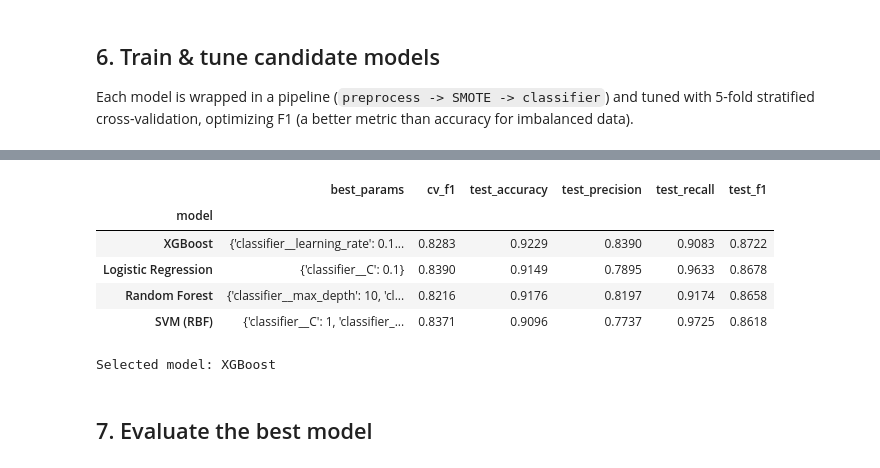
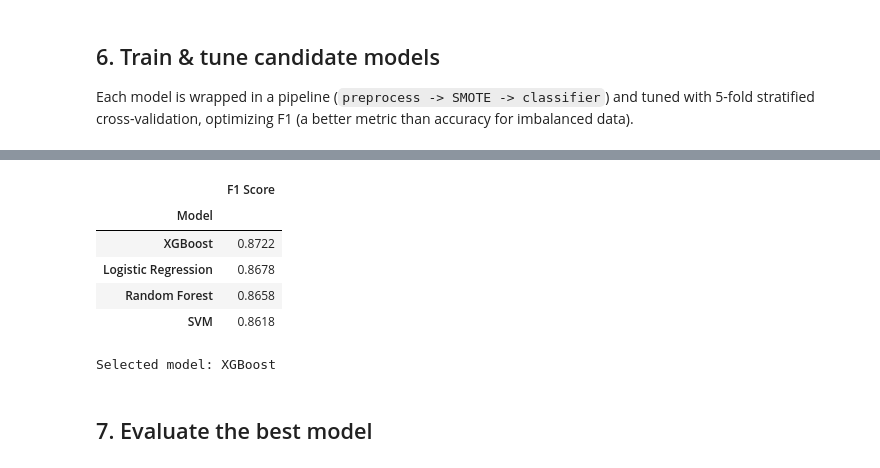
Before and after one commit to Aya-khalid5/ML_ASD, a Jupyter notebook: End_To_End_ASD.ipynb, the cells around one changed output, grey strips where cells are left out. Cells and saved outputs as stored; diff of their text form; code cells hidden in the pictures.

Commit message:
Update notebook and models

```diff
--- a/End_To_End_ASD.ipynb
+++ b/End_To_End_ASD.ipynb
@@ -550,0 +826,20 @@ Finished XGBoost: best_params={'classifier__learning_rate': 0.1, 'classifier__ma
+# %%
+results = pd.DataFrame({
+    "Model": [
+        "Logistic Regression",
+        "Random Forest",
+        "SVM",
+        "XGBoost"
+    ],
+    "F1 Score": [
+        f1_score(y_test, logistic_pred),
+        f1_score(y_test, rf_pred),
+        f1_score(y_test, svm_pred),
+        f1_score(y_test, xgb_pred)
+    ]
+})
+
+results.sort_values(
+    by="F1 Score",
+    ascending=False
+)
@@ -551,21 +852,21 @@ Finished XGBoost: best_params={'classifier__learning_rate': 0.1, 'classifier__ma
 # %%
 validation_results = (
-    pd.DataFrame(results)
-    .set_index("model")
-    .sort_values(by="test_f1", ascending=False)
+    results
+    .set_index("Model")
+    .sort_values(by="F1 Score", ascending=False)
 )
+
 display(validation_results.round(4))
 
 best_model_name = validation_results.index[0]
-best_model = fitted_models[best_model_name]
 print("Selected model:", best_model_name)
 # %% [output]
-|  | best_params | cv_f1 | test_accuracy | test_precision | test_recall | test_f1 |
-| model |  |  |  |  |  |  |
-| XGBoost | {'classifier__learning_rate': 0.1... | 0.8283 | 0.9229 | 0.8390 | 0.9083 | 0.8722 |
-| Logistic Regression | {'classifier__C': 0.1} | 0.8390 | 0.9149 | 0.7895 | 0.9633 | 0.8678 |
-| Random Forest | {'classifier__max_depth': 10, 'cl... | 0.8216 | 0.9176 | 0.8197 | 0.9174 | 0.8658 |
-| SVM (RBF) | {'classifier__C': 1, 'classifier_... | 0.8371 | 0.9096 | 0.7737 | 0.9725 | 0.8618 |
+|  | F1 Score |
+| Model |  |
+| XGBoost | 0.8722 |
+| Logistic Regression | 0.8678 |
+| Random Forest | 0.8658 |
+| SVM | 0.8618 |
 Selected model: XGBoost
 # %% [markdown]
 ## 7. Evaluate the best model
```
Also changed, not shown: parts of 18 cells of this notebook, 4 other files.
